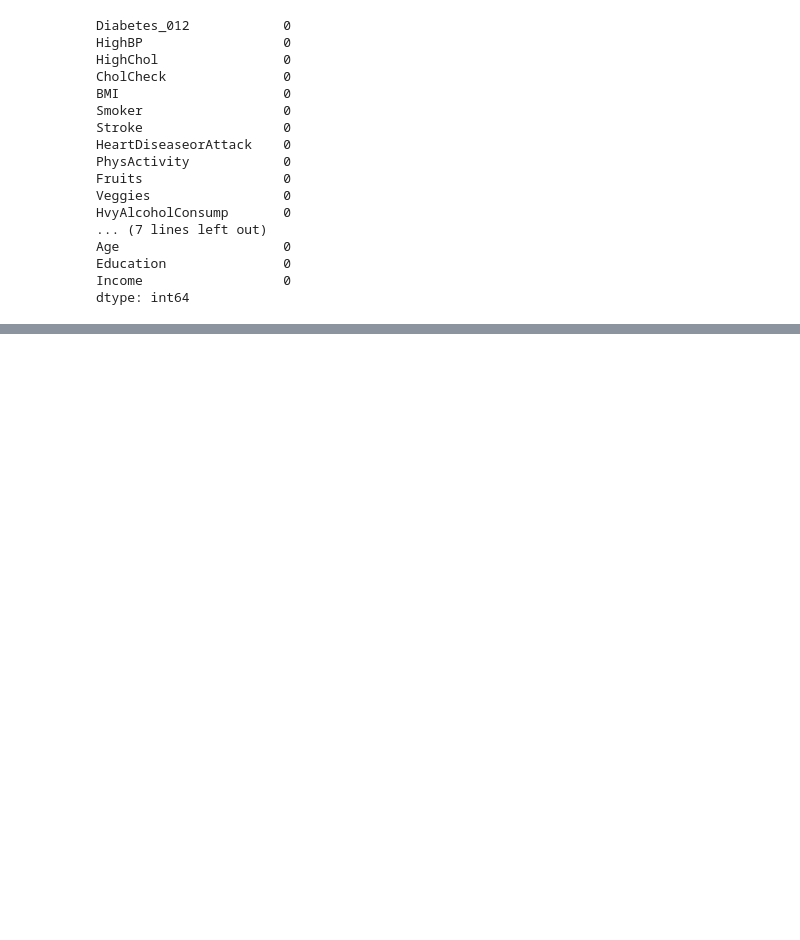
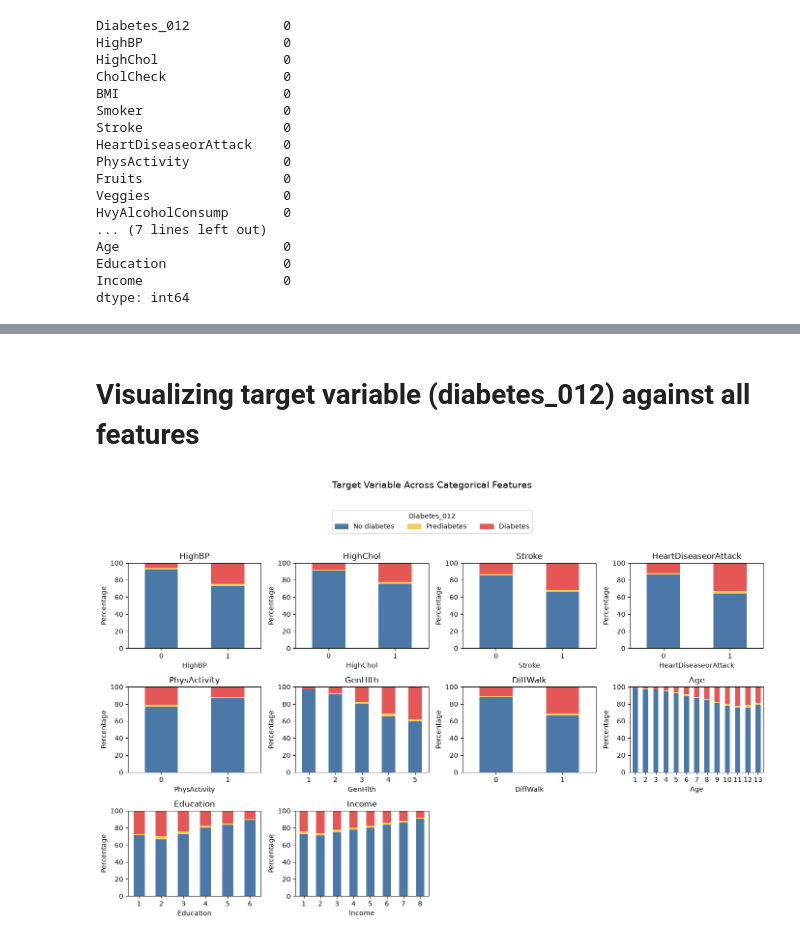
Before and after one commit to PerisN/Machine_Learning_capstone_project, a Jupyter notebook: project.ipynb, the cells around one changed output, grey strips where cells are left out. Cells and saved outputs as stored; diff of their text form; code cells hidden in the pictures; blank space fills up the shorter version.

```diff
--- a/project.ipynb
+++ b/project.ipynb
@@ -109,0 +330,40 @@ df[df.duplicated(keep=False)].sort_values(by=list(df.columns))
+# %% [markdown]
+# Visualizing target variable (diabetes_012) against all features
+# %%
+target_col = "Diabetes_012"
+target_labels = {0: "No diabetes", 1: "Prediabetes", 2: "Diabetes"}
+target_colors = {0: "#4C78A8", 1: "#F2CF5B", 2: "#E45756"}
+continuous_features = ["BMI", "MentHlth", "PhysHlth"]
+categorical_features = [col for col in feature_cols if col not in continuous_features]
+
+fig, axes = plt.subplots(
+    math.ceil(len(categorical_features) / 4), 4,
+    figsize=(14, 9), squeeze=False
+)
+axes = axes.ravel()
+
+for ax, feature in zip(axes, categorical_features):
+    proportions = pd.crosstab(
+        df[feature], df[target_col], normalize="index"
+    ).reindex(columns=target_labels, fill_value=0) * 100
+    proportions.plot(
+        kind="bar", stacked=True, ax=ax,
+        color=target_colors.values(), legend=False
+    )
+    ax.set(title=feature, xlabel=feature, ylabel="Percentage")
+    ax.set_ylim(0, 100)
+    ax.tick_params(axis="x", rotation=0)
+
+for ax in axes[len(categorical_features):]:
+    ax.remove()
+
+handles = [plt.Rectangle((0, 0), 1, 1, color=color) for color in target_colors.values()]
+fig.legend(
+    handles, target_labels.values(), title=target_col,
+    ncol=3, loc="upper center", bbox_to_anchor=(0.5, 0.96)
+)
+fig.suptitle("Target Variable Across Categorical Features", fontsize=14, y=1.02)
+plt.tight_layout(rect=(0, 0, 1, 0.91))
+plt.show()
+# %% [output]
+[figure, added]
```
Also changed, not shown: parts of 161 cells of this notebook, 6 other files.
